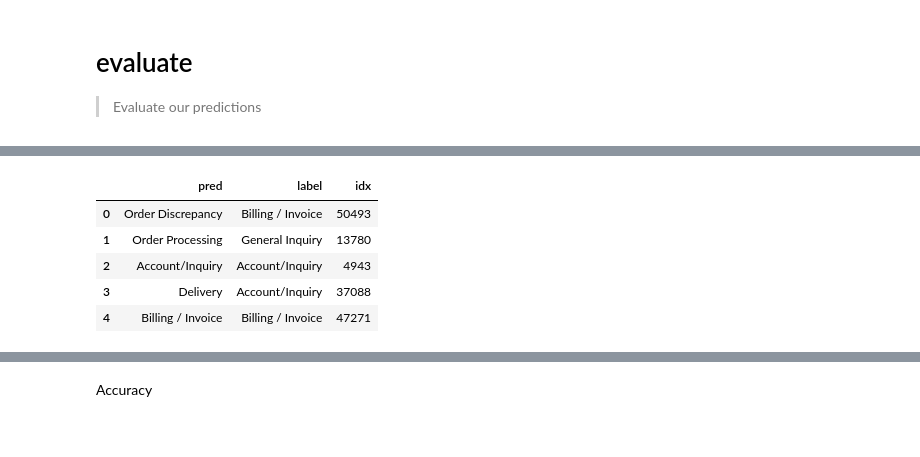
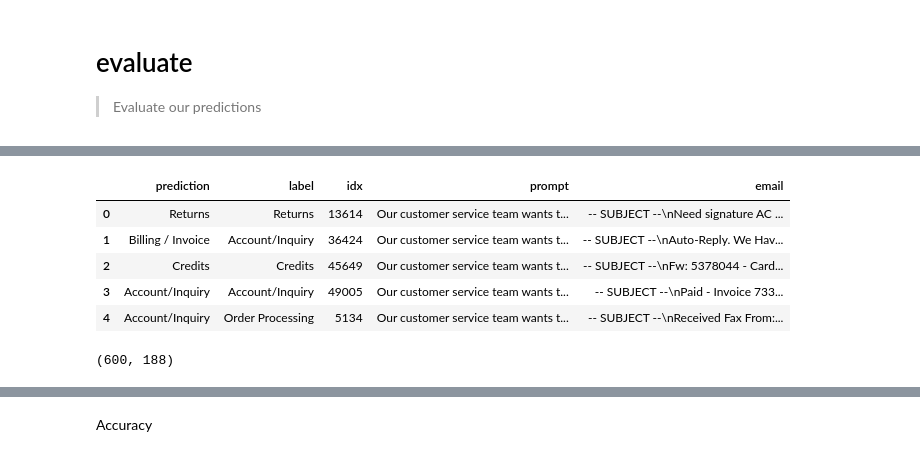
Before and after one commit to cah-jake-bergren/customer_service_email_classification, a Jupyter notebook: nbs/05_evaluate.ipynb, the cells around one changed output, grey strips where cells are left out. Drawn from its saved outputs; the diff is of its cells as text; code cells hidden in the pictures.

```diff
--- a/nbs/05_evaluate.ipynb
+++ b/nbs/05_evaluate.ipynb
@@ -13,4 +13,5 @@ import pandas as pd
 # %%
 data_dir = Path("../data")
 assert data_dir.exists()
+tejas_dir = data_dir / 'tejas'
 # %%
@@ -36,15 +30,21 @@ performance_10k_kwargs = {
 # %%
-sample_predictions_path = data_dir / 'sample_predictions.csv'
+sample_predictions_path = tejas_dir / 'sample_predictions.csv'
 assert sample_predictions_path.exists()
 
 predictions = pd.read_csv(sample_predictions_path)
-predictions.loc[:, 'pred'] = predictions.pred.str.strip()
+predictions.loc[:, 'prediction'] = predictions.prediction.str.strip()
 predictions.loc[:, 'label'] = predictions.label.str.strip()
+predictions.loc[:, 'prompt'] = predictions.prompt.str.strip()
 predictions.head()
 # %% [output]
-|  | pred | label | idx |
-| 0 | Order Discrepancy | Billing / Invoice | 50493 |
-| 1 | Order Processing | General Inquiry | 13780 |
-| 2 | Account/Inquiry | Account/Inquiry | 4943 |
-| 3 | Delivery | Account/Inquiry | 37088 |
-| 4 | Billing / Invoice | Billing / Invoice | 47271 |
+|  | prediction | label | idx | prompt | email |
+| 0 | Returns | Returns | 13614 | Our customer service team wants t... | -- SUBJECT --\nNeed signature AC ... |
+| 1 | Billing / Invoice | Account/Inquiry | 36424 | Our customer service team wants t... | -- SUBJECT --\nAuto-Reply. We Hav... |
+| 2 | Credits | Credits | 45649 | Our customer service team wants t... | -- SUBJECT --\nFw: 5378044 - Card... |
+| 3 | Account/Inquiry | Account/Inquiry | 49005 | Our customer service team wants t... | -- SUBJECT --\nPaid - Invoice 733... |
+| 4 | Account/Inquiry | Order Processing | 5134 | Our customer service team wants t... | -- SUBJECT --\nReceived Fax From:... |
+# %%
+errors = predictions[predictions.prediction != predictions.label]
+predictions.shape[0], errors.shape[0]
+# %% [output]
+(600, 188)
```
Also changed, not shown: parts of 14 cells of this notebook, 11 other files.
